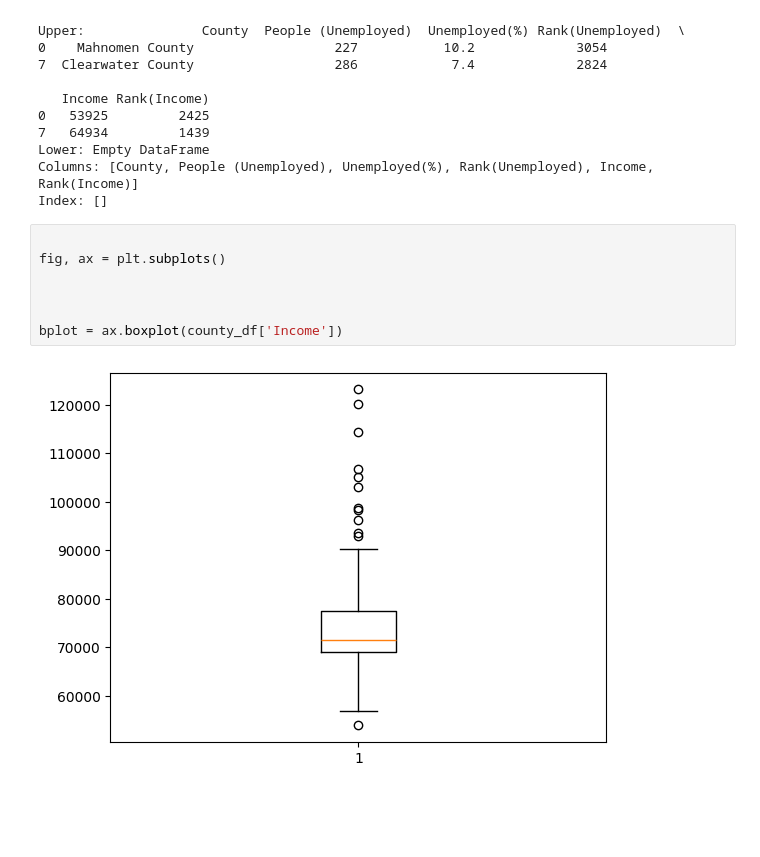
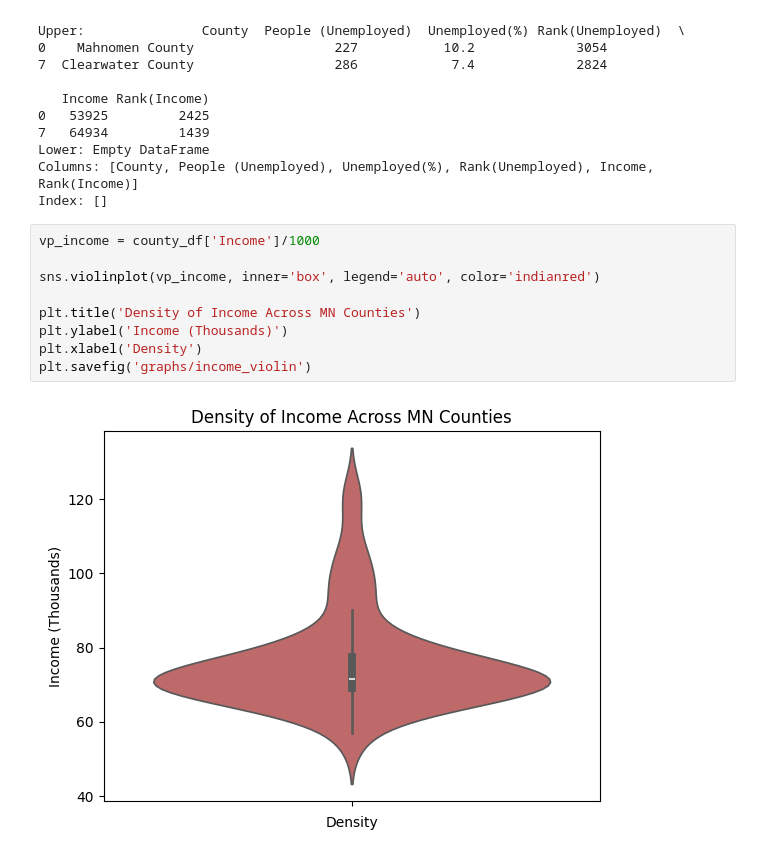
Before and after one commit to erwollmering/Project3, a Jupyter notebook: analysis.ipynb, the cells around one changed output. Cells and saved outputs as stored; diff of their text form; blank space fills up the shorter version.

Commit message:
added two violin charts

```diff
--- a/analysis.ipynb
+++ b/analysis.ipynb
@@ -149,11 +150,13 @@ Lower: Empty DataFrame
 Columns: [County, People (Unemployed), Unemployed(%), Rank(Unemployed), Income, Rank(Income)]
 Index: []
 # %%
+vp_income = county_df['Income']/1000
 
-fig, ax = plt.subplots()
+sns.violinplot(vp_income, inner='box', legend='auto', color='indianred')
 
-
-
-bplot = ax.boxplot(county_df['Income'])
+plt.title('Density of Income Across MN Counties')
+plt.ylabel('Income (Thousands)')
+plt.xlabel('Density')
+plt.savefig('graphs/income_violin')
 # %% [output]
-[figure, old version]
+[figure, new version]
```
Also changed, not shown: parts of 2 cells of this notebook, 4 other files.
